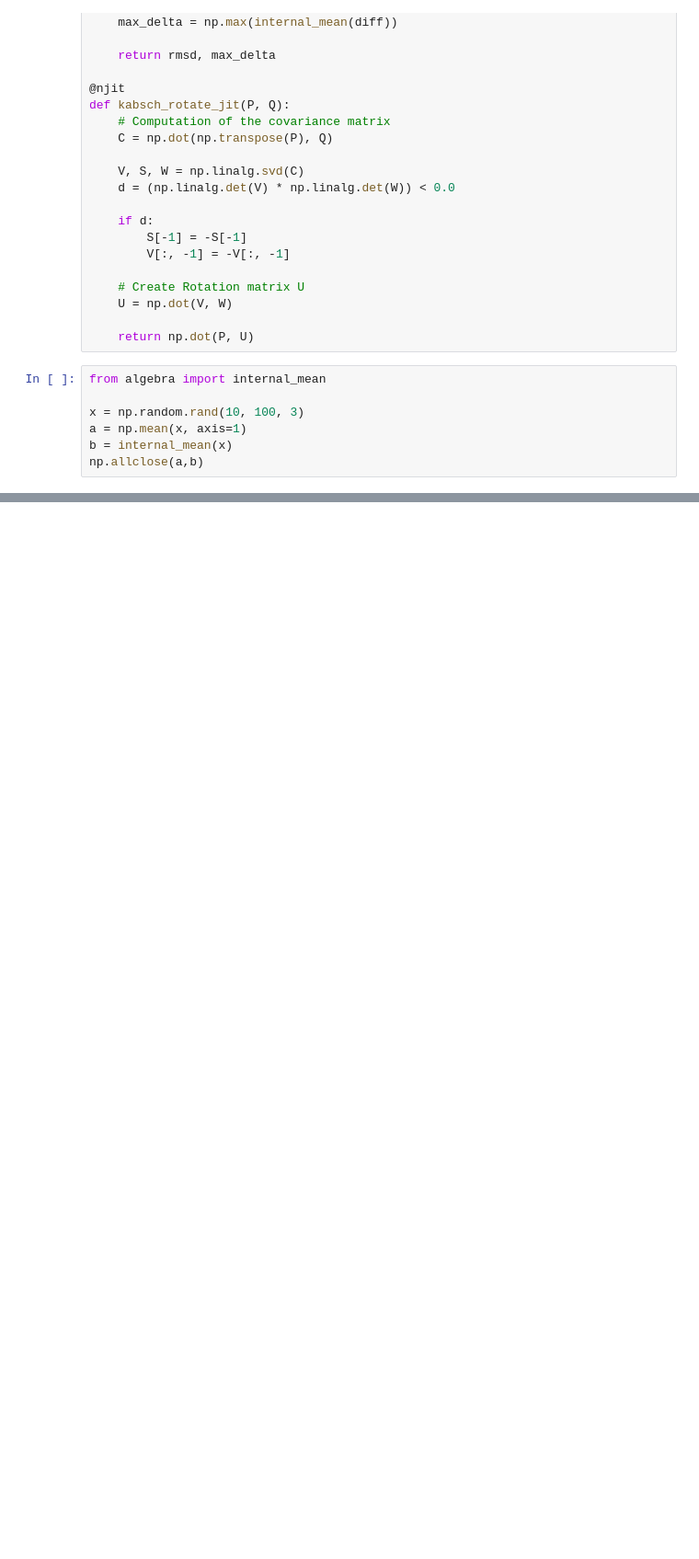
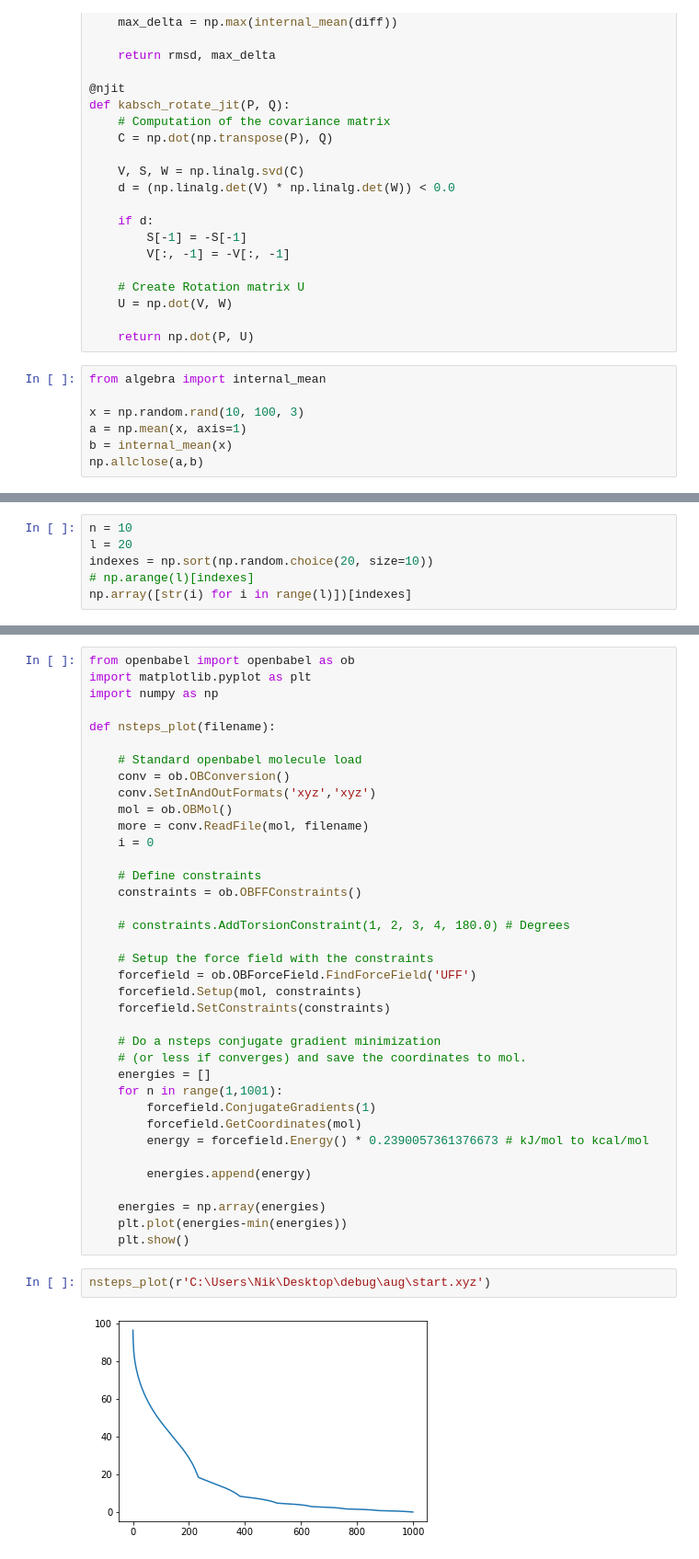
Before and after one commit to ntampellini/TSCoDe, a Jupyter notebook: tscode/test.ipynb, the cells around one changed output, grey strips where cells are left out. Shown at 92% size. Saved outputs shown, nothing was run; the diff lists cells and outputs as text; blank space fills up the shorter version.

```diff
--- a/tscode/test.ipynb
+++ b/tscode/test.ipynb
@@ -192,0 +582,6 @@ ValueError: list.remove(x): x not in list
+# %%
+n = 10
+l = 20
+indexes = np.sort(np.random.choice(20, size=10))
+# np.arange(l)[indexes]
+np.array([str(i) for i in range(l)])[indexes]
@@ -192,0 +688,41 @@ ValueError: list.remove(x): x not in list
+# %%
+from openbabel import openbabel as ob
+import matplotlib.pyplot as plt
+import numpy as np
+
+def nsteps_plot(filename):
+
+    # Standard openbabel molecule load
+    conv = ob.OBConversion()
+    conv.SetInAndOutFormats('xyz','xyz')
+    mol = ob.OBMol()
+    more = conv.ReadFile(mol, filename)
+    i = 0
+
+    # Define constraints
+    constraints = ob.OBFFConstraints()
+
+    # constraints.AddTorsionConstraint(1, 2, 3, 4, 180.0) # Degrees
+
+    # Setup the force field with the constraints
+    forcefield = ob.OBForceField.FindForceField('UFF')
+    forcefield.Setup(mol, constraints)
+    forcefield.SetConstraints(constraints)
+
+    # Do a nsteps conjugate gradient minimization
+    # (or less if converges) and save the coordinates to mol.
+    energies = []
+    for n in range(1,1001):
+        forcefield.ConjugateGradients(1)
+        forcefield.GetCoordinates(mol)
+        energy = forcefield.Energy() * 0.2390057361376673 # kJ/mol to kcal/mol
+
+        energies.append(energy)
+
+    energies = np.array(energies)
+    plt.plot(energies-min(energies))
+    plt.show()
+# %%
+nsteps_plot(r'C:\Users\Nik\Desktop\debug\aug\start.xyz')
+# %% [output]
+[figure, added]
```
Also changed, not shown: parts of 64 cells of this notebook, 1 other file.
